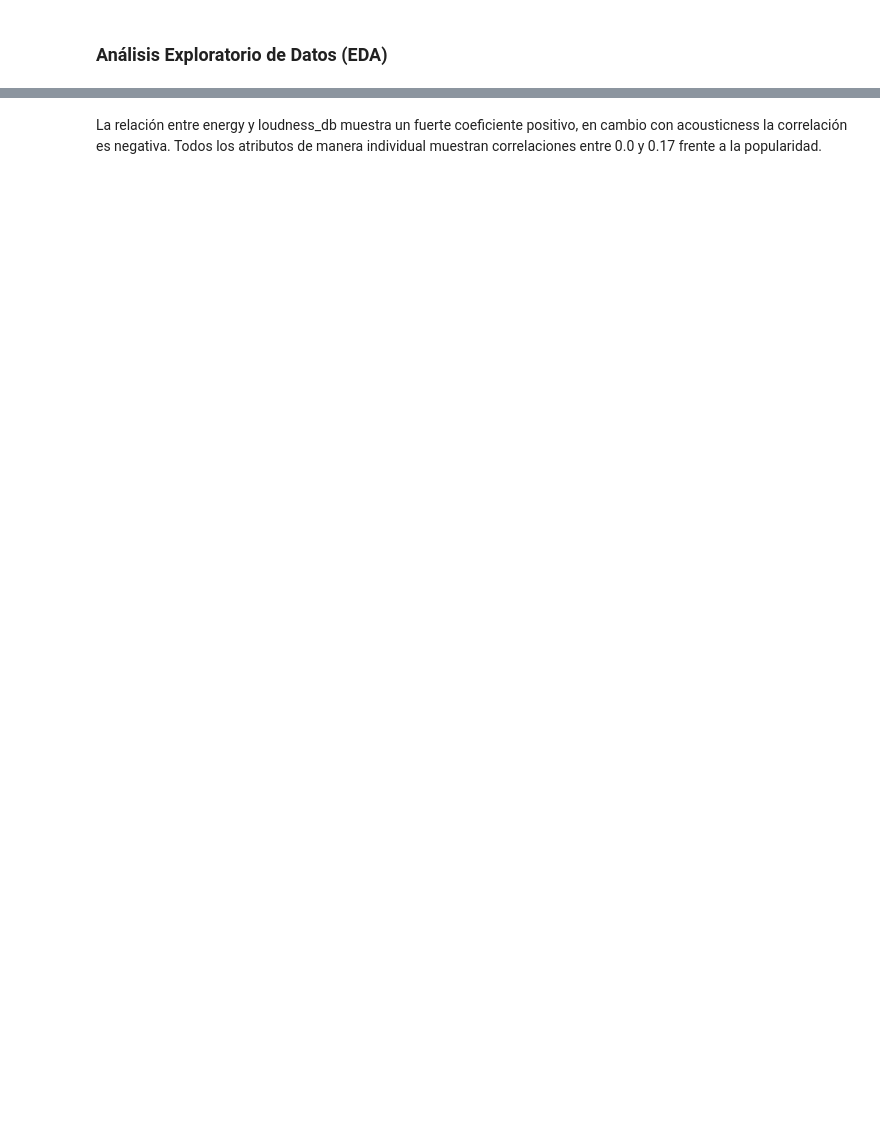
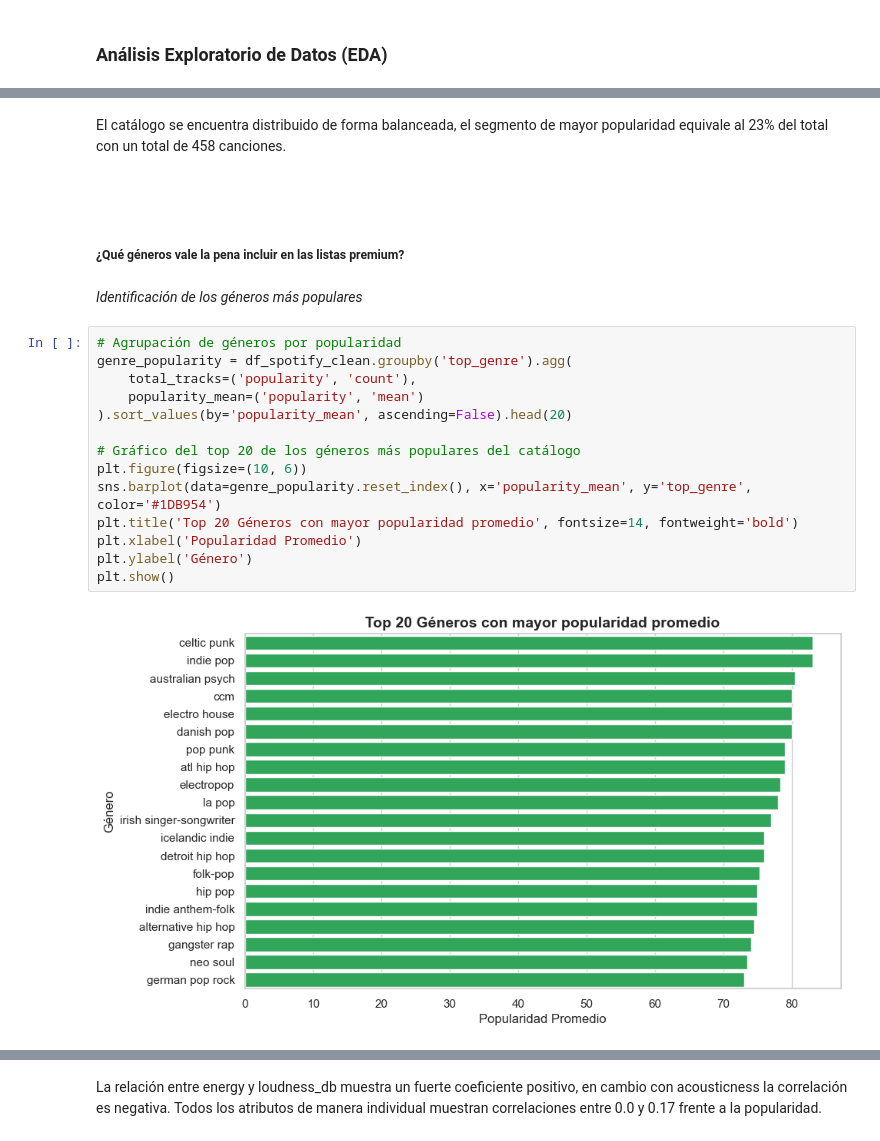
Before and after one commit to isaacnhf-oss/Spotify-Streaming-Audit-, a Jupyter notebook: notebooks/EDA.ipynb, the cells around one changed output, grey strips where cells are left out. Cells and saved outputs as stored; diff of their text form; blank space fills up the shorter version.

```diff
--- a/notebooks/EDA.ipynb
+++ b/notebooks/EDA.ipynb
@@ -54,0 +192,24 @@ Los valores de popularidad en todo el catálogo tienen como media general 59.4 p
+# %% [markdown]
+El catálogo se encuentra distribuido de forma balanceada, el segmento de mayor popularidad equivale al 23% del total con un total de 458 canciones.
+# %% [markdown]
+####
+# %% [markdown]
+##### ¿Qué géneros vale la pena incluir en las listas premium?
+# %% [markdown]
+*Identificación de los géneros más populares*
+# %%
+# Agrupación de géneros por popularidad
+genre_popularity = df_spotify_clean.groupby('top_genre').agg(
+    total_tracks=('popularity', 'count'),
+    popularity_mean=('popularity', 'mean')
+).sort_values(by='popularity_mean', ascending=False).head(20)
+
+# Gráfico del top 20 de los géneros más populares del catálogo
+plt.figure(figsize=(10, 6))
+sns.barplot(data=genre_popularity.reset_index(), x='popularity_mean', y='top_genre', color='#1DB954')
+plt.title('Top 20 Géneros con mayor popularidad promedio', fontsize=14, fontweight='bold')
+plt.xlabel('Popularidad Promedio')
+plt.ylabel('Género')
+plt.show()
+# %% [output]
+[figure, added]
```
Also changed, not shown: parts of 54 cells of this notebook.
